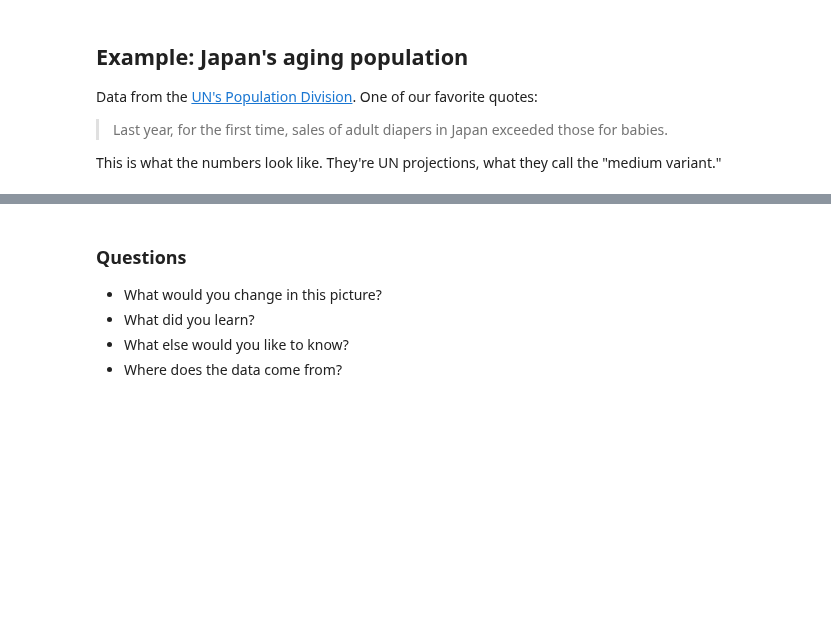
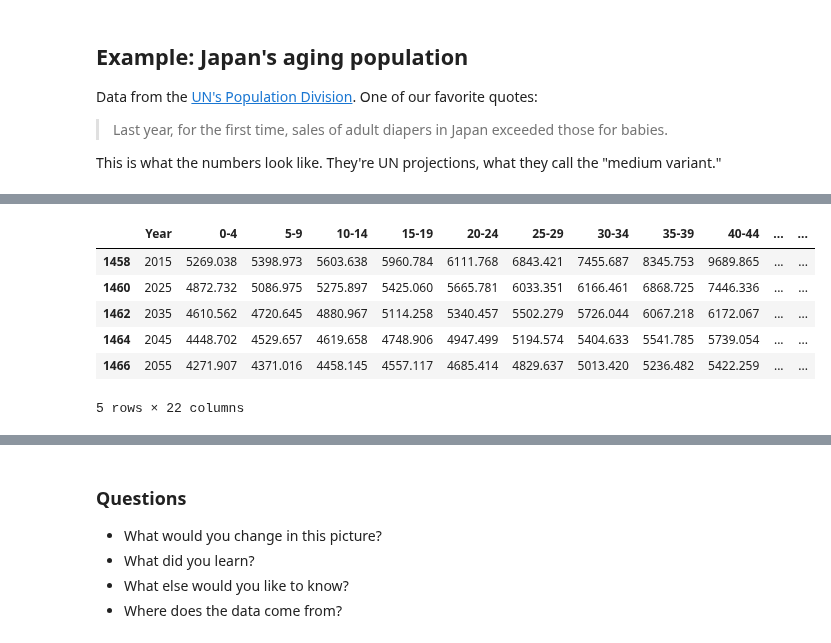
Before and after one commit to DaveBackus/Data_Bootcamp, a Jupyter notebook: Code/IPython/bootcamp_examples.ipynb, the cells around one changed output, grey strips where cells are left out. Cells and saved outputs as stored; diff of their text form; code cells hidden in the pictures; blank space fills up the shorter version.

```diff
--- a/Code/IPython/bootcamp_examples.ipynb
+++ b/Code/IPython/bootcamp_examples.ipynb
@@ -373,11 +408,19 @@ pop = prj
 # %%
 # rename some variables
 pop = pop.rename(columns={'Reference date (as of 1 July)': 'Year',
                           'Major area, region, country or area *': 'Country',
                           'Country code': 'Code'})
 # select Japan and years
 countries = ['Japan']
 years     = [2015, 2025, 2035, 2045, 2055, 2065]
 pop = pop[pop['Country'].isin(countries) & pop['Year'].isin(years)]
 pop = pop.drop(['Country', 'Code'], axis=1)
-pop = pop.set_index('Year').T
+pop.head()
+# %% [output]
+|  | Year | 0-4 | 5-9 | 10-14 | 15-19 | 20-24 | 25-29 | 30-34 | 35-39 | 40-44 | ... | ... |
+| 1458 | 2015 | 5269.038 | 5398.973 | 5603.638 | 5960.784 | 6111.768 | 6843.421 | 7455.687 | 8345.753 | 9689.865 | ... | ... |
+| 1460 | 2025 | 4872.732 | 5086.975 | 5275.897 | 5425.060 | 5665.781 | 6033.351 | 6166.461 | 6868.725 | 7446.336 | ... | ... |
+| 1462 | 2035 | 4610.562 | 4720.645 | 4880.967 | 5114.258 | 5340.457 | 5502.279 | 5726.044 | 6067.218 | 6172.067 | ... | ... |
+| 1464 | 2045 | 4448.702 | 4529.657 | 4619.658 | 4748.906 | 4947.499 | 5194.574 | 5404.633 | 5541.785 | 5739.054 | ... | ... |
+| 1466 | 2055 | 4271.907 | 4371.016 | 4458.145 | 4557.117 | 4685.414 | 4829.637 | 5013.420 | 5236.482 | 5422.259 | ... | ... |
+5 rows × 22 columns
```
Also changed, not shown: parts of 17 cells of this notebook, 11 other files.
